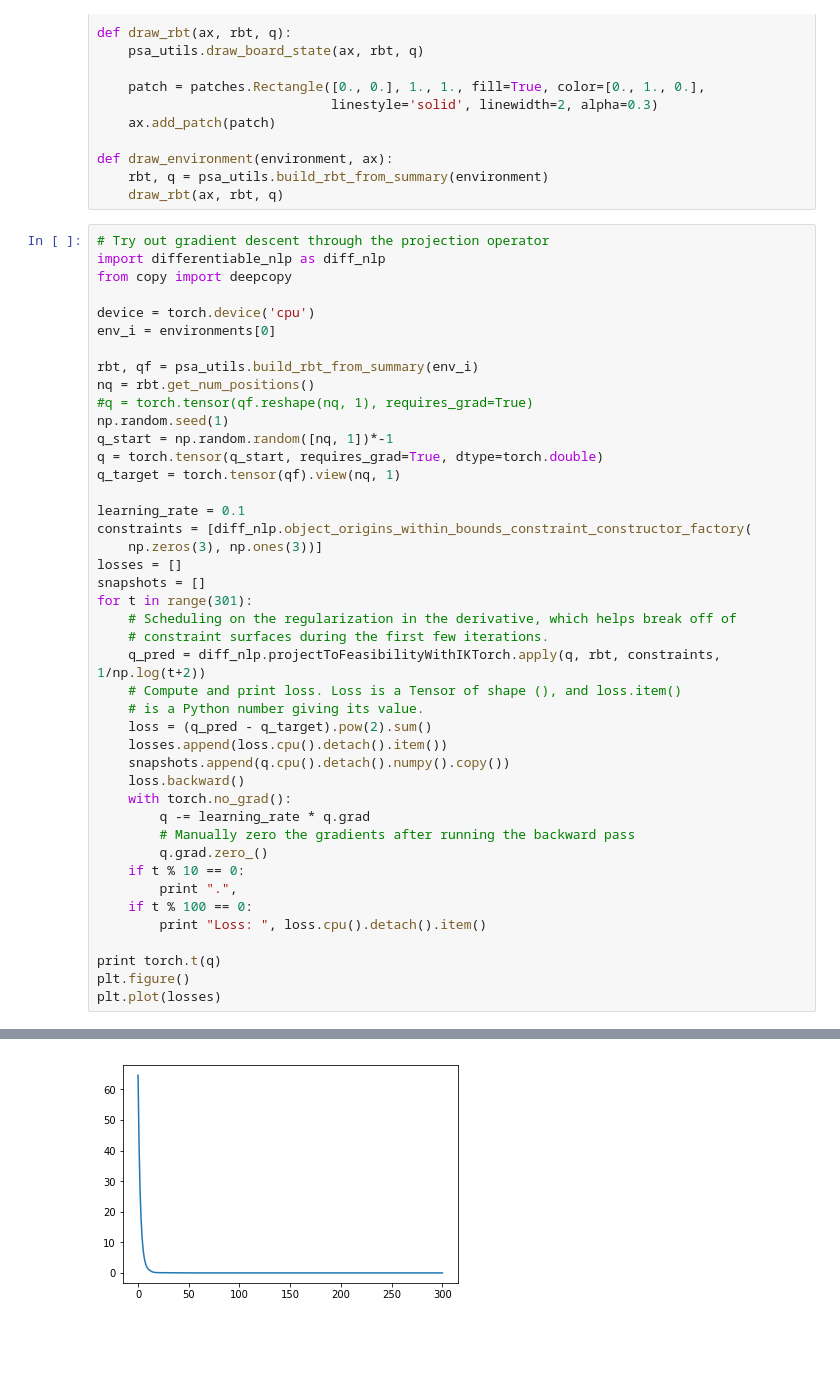
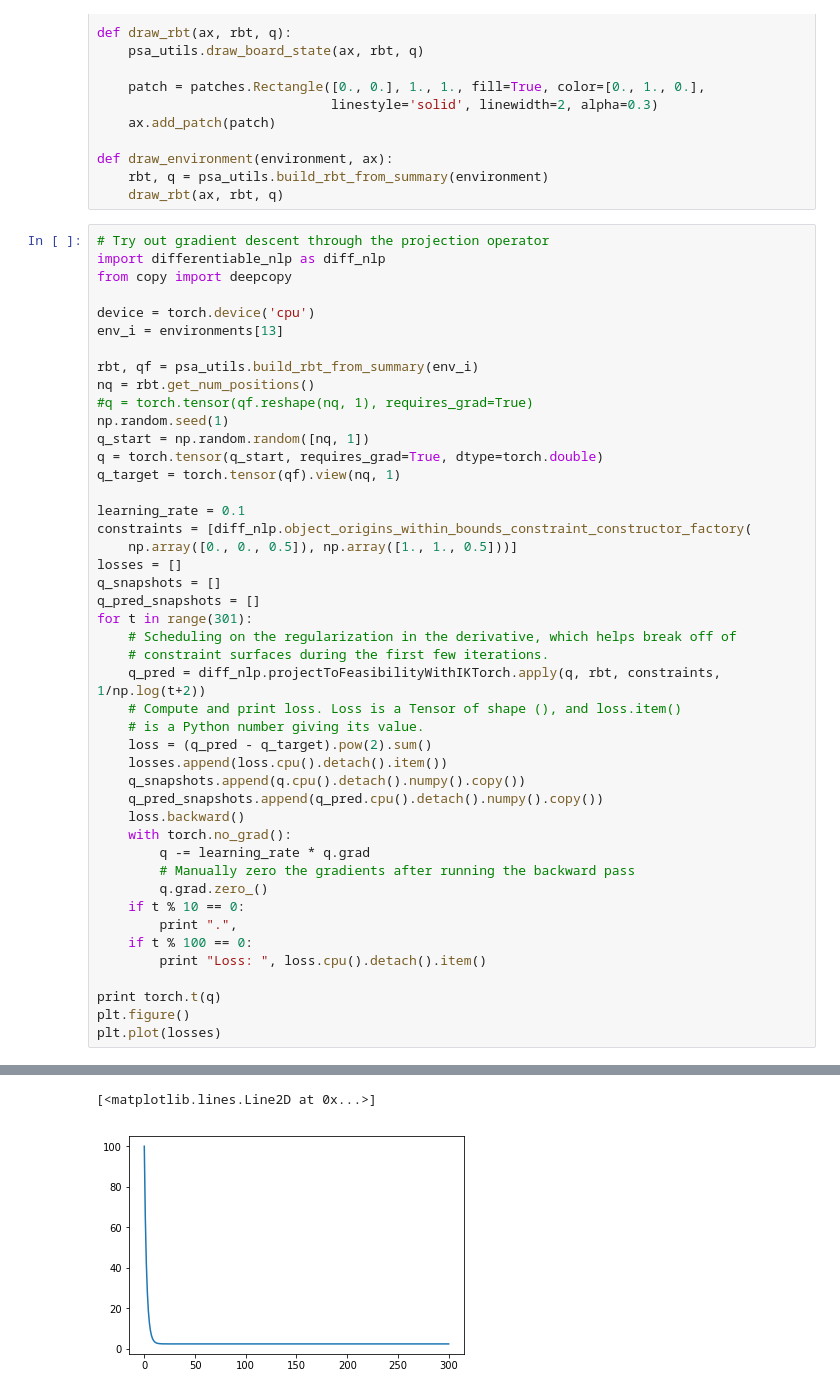
Before and after one commit to gizatt/scene_generation, a Jupyter notebook: 20181213 Differentiable Feasibility Projection Sandbox.ipynb, the cells around one changed output, grey strips where cells are left out. Saved outputs shown, nothing was run; the diff lists cells and outputs as text; blank space fills up the shorter version.

```diff
--- a/20181213 Differentiable Feasibility Projection Sandbox.ipynb
+++ b/20181213 Differentiable Feasibility Projection Sandbox.ipynb
@@ -55,21 +55,22 @@ import differentiable_nlp as diff_nlp
 from copy import deepcopy
 
 device = torch.device('cpu')
-env_i = environments[0]
+env_i = environments[13]
 
 rbt, qf = psa_utils.build_rbt_from_summary(env_i)
 nq = rbt.get_num_positions()
 #q = torch.tensor(qf.reshape(nq, 1), requires_grad=True)
 np.random.seed(1)
-q_start = np.random.random([nq, 1])*-1
+q_start = np.random.random([nq, 1])
 q = torch.tensor(q_start, requires_grad=True, dtype=torch.double)
 q_target = torch.tensor(qf).view(nq, 1)
 
 learning_rate = 0.1
 constraints = [diff_nlp.object_origins_within_bounds_constraint_constructor_factory(
-    np.zeros(3), np.ones(3))]
+    np.array([0., 0., 0.5]), np.array([1., 1., 0.5]))]
 losses = []
-snapshots = []
+q_snapshots = []
+q_pred_snapshots = []
 for t in range(301):
     # Scheduling on the regularization in the derivative, which helps break off of
     # constraint surfaces during the first few iterations.
@@ -78,7 +79,8 @@ for t in range(301):
     # is a Python number giving its value.
     loss = (q_pred - q_target).pow(2).sum()
     losses.append(loss.cpu().detach().item())
-    snapshots.append(q.cpu().detach().numpy().copy())
+    q_snapshots.append(q.cpu().detach().numpy().copy())
+    q_pred_snapshots.append(q_pred.cpu().detach().numpy().copy())
     loss.backward()
     with torch.no_grad():
         q -= learning_rate * q.grad
@@ -106,4 +118,5 @@ tensor([[ 4.0018e-01,  2.4801e-01,  5.0000e-01, -2.0173e-30, -9.8018e-31,
+[<matplotlib.lines.Line2D at 0x...>]
-[figure, old version]
+[figure, new version]
 # %%
 from underactuated import PlanarRigidBodyVisualizer
 from matplotlib import animation, rc
```
Also changed, not shown: parts of 3 cells of this notebook.
